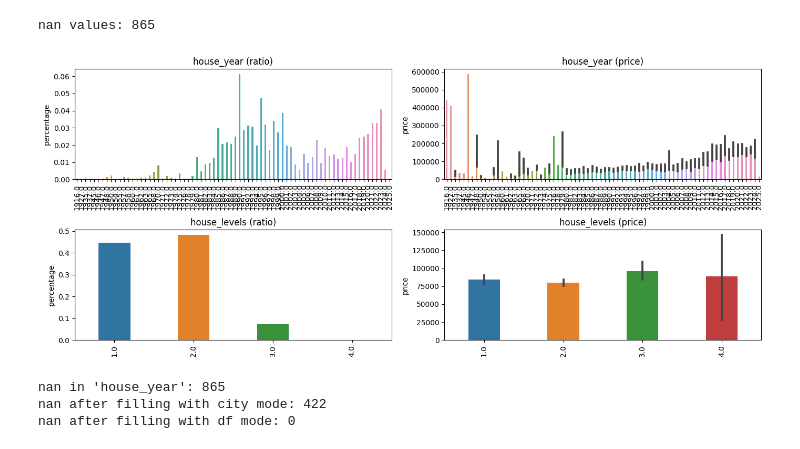
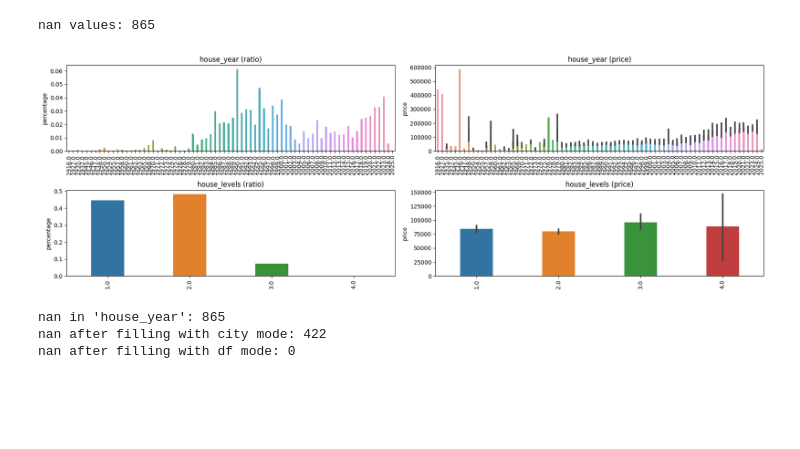
Before and after one commit to ssiarhei115/CountryHouse-price-prediction, a Jupyter notebook: code.ipynb, the cells around one changed output. Drawn from its saved outputs; the diff is of its cells as text; code cells hidden in the pictures; blank space fills up the shorter version.

```diff
--- a/code.ipynb
+++ b/code.ipynb
@@ -410,9 +412,9 @@ house_year
 Name: count, Length: 74, dtype: int64
 nan values: 865
 # %%
-draw_categories(['house_year','house_levels'], 14, 90)
+draw_categories(['house_year','house_levels'], 18, 90)
 # %% [output]
-[figure, old version]
+[figure, new version]
 # %%
 minsk_inx = df[df['Населенный пункт']=="['г.', 'Минск']"].index
 df.loc[minsk_inx,'Район'] = 'г.Минск'
```
Also changed, not shown: parts of 14 cells of this notebook, 1 other file.
